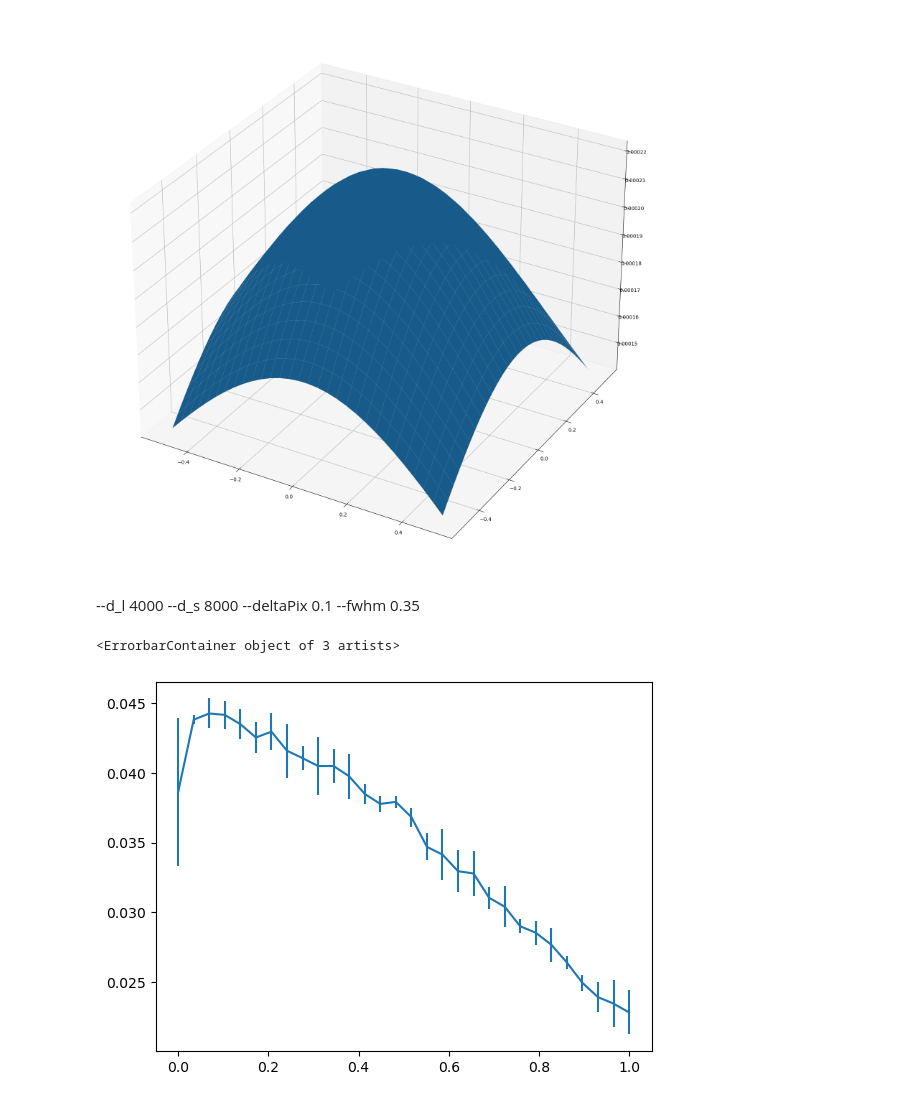
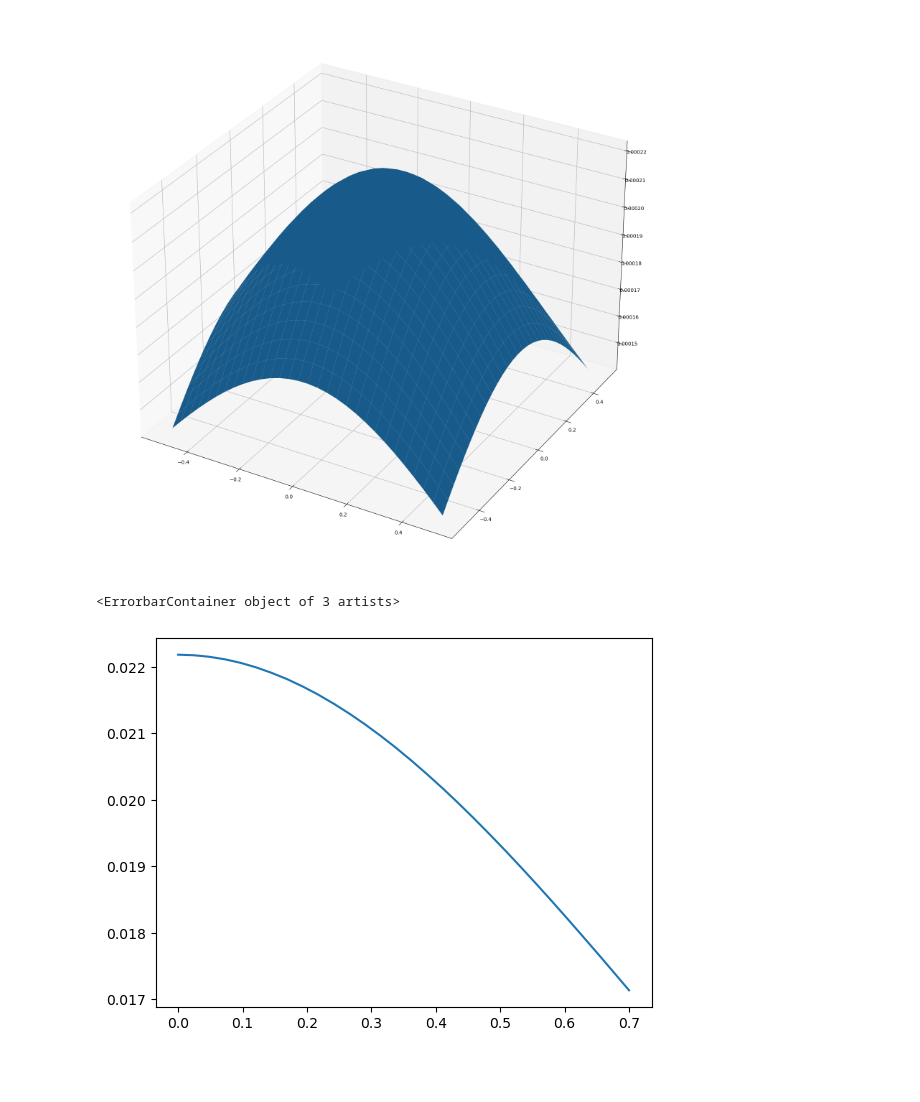
Before and after one commit to MeloDi-23/lenstronomy-image-mock, a Jupyter notebook: plot_e_result.ipynb, the cells around one changed output. Drawn from its saved outputs; the diff is of its cells as text; code cells hidden in the pictures; blank space fills up the shorter version.

```diff
--- a/plot_e.ipynb
+++ b/plot_e_result.ipynb
@@ -22,11 +36,9 @@ ax.plot_surface(xx, yy, e)
 # %% [output]
 <mpl_toolkits.mplot3d.art3d.Poly3DCollection at 0x...>
 [figure]
-# %% [markdown]
- --d_l 4000 --d_s 8000 --deltaPix 0.1 --fwhm 0.35
 # %%
-e, err = np.loadtxt('./e-r/small')
-plt.errorbar(np.linspace(0, 1, len(e)), e, err)
+e, err = np.loadtxt('./e-r/high_res').T
+plt.errorbar(np.linspace(0, 0.7, 30), e, err)
 # %% [output]
 <ErrorbarContainer object of 3 artists>
-[figure, old version]
+[figure, new version]
```
Also changed, not shown: parts of 2 cells of this notebook, 14 other files.
